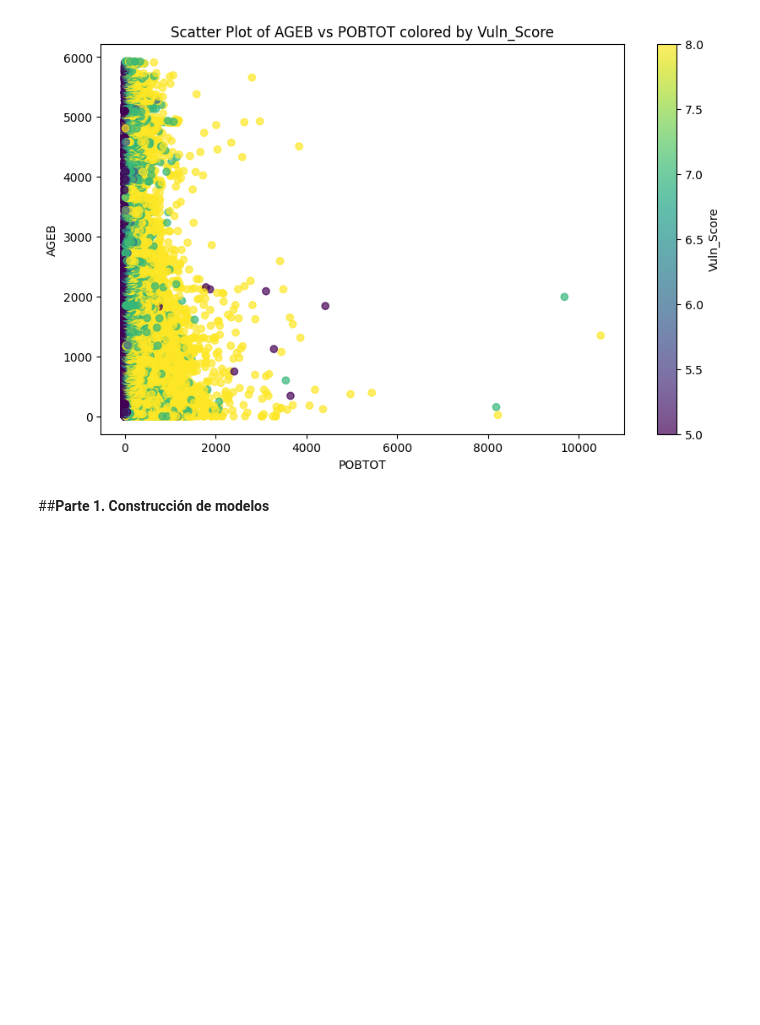
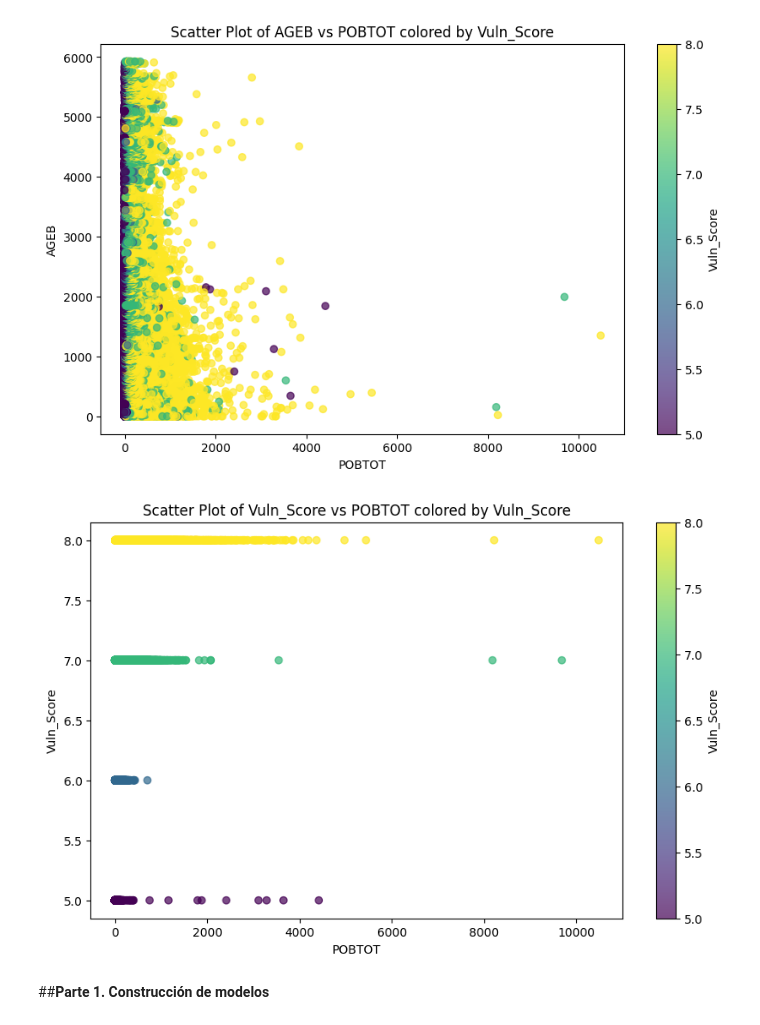
Before and after one commit to LH-1169213/IslasDeCalor, a Jupyter notebook: EDA_SCITEL_INEGI_Avance_4.ipynb, the cells around one changed output. Saved outputs shown, nothing was run; the diff lists cells and outputs as text; code cells hidden in the pictures; blank space fills up the shorter version.

```diff
--- a/EDA_SCITEL_INEGI_Avance_4.ipynb
+++ b/EDA_SCITEL_INEGI_Avance_4.ipynb
@@ -2437,6 +2437,22 @@ plt.title('Scatter Plot of AGEB vs POBTOT colored by Vuln_Score')
 plt.show()
 # %% [output]
 [figure]
+# %%
+plt.figure(figsize=(10, 6))
+sc = plt.scatter(vuln_df['POBTOT'], vuln_df['Vuln_Score'], c=vuln_df['Vuln_Score'], cmap='viridis', alpha=0.7)
+
+# Add color bar to show the color scale
+plt.colorbar(sc, label='Vuln_Score')
+
+# Add labels and title
+plt.xlabel('POBTOT')
+plt.ylabel('Vuln_Score')
+plt.title('Scatter Plot of Vuln_Score vs POBTOT colored by Vuln_Score')
+
+# Show the plot
+plt.show()
+# %% [output]
+[figure, added]
 # %% [markdown]
 ##**Parte 1. Construcción de modelos**
 # %% [markdown]
```
